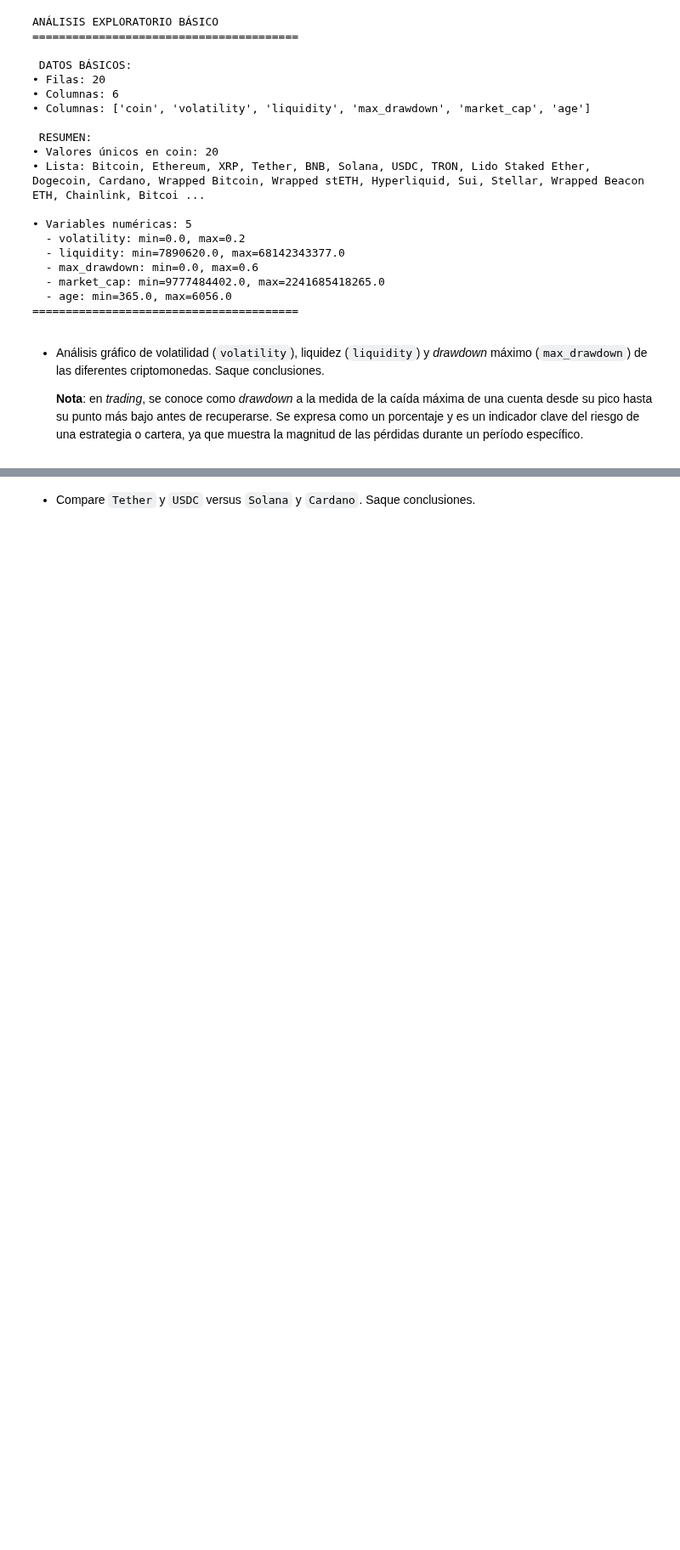
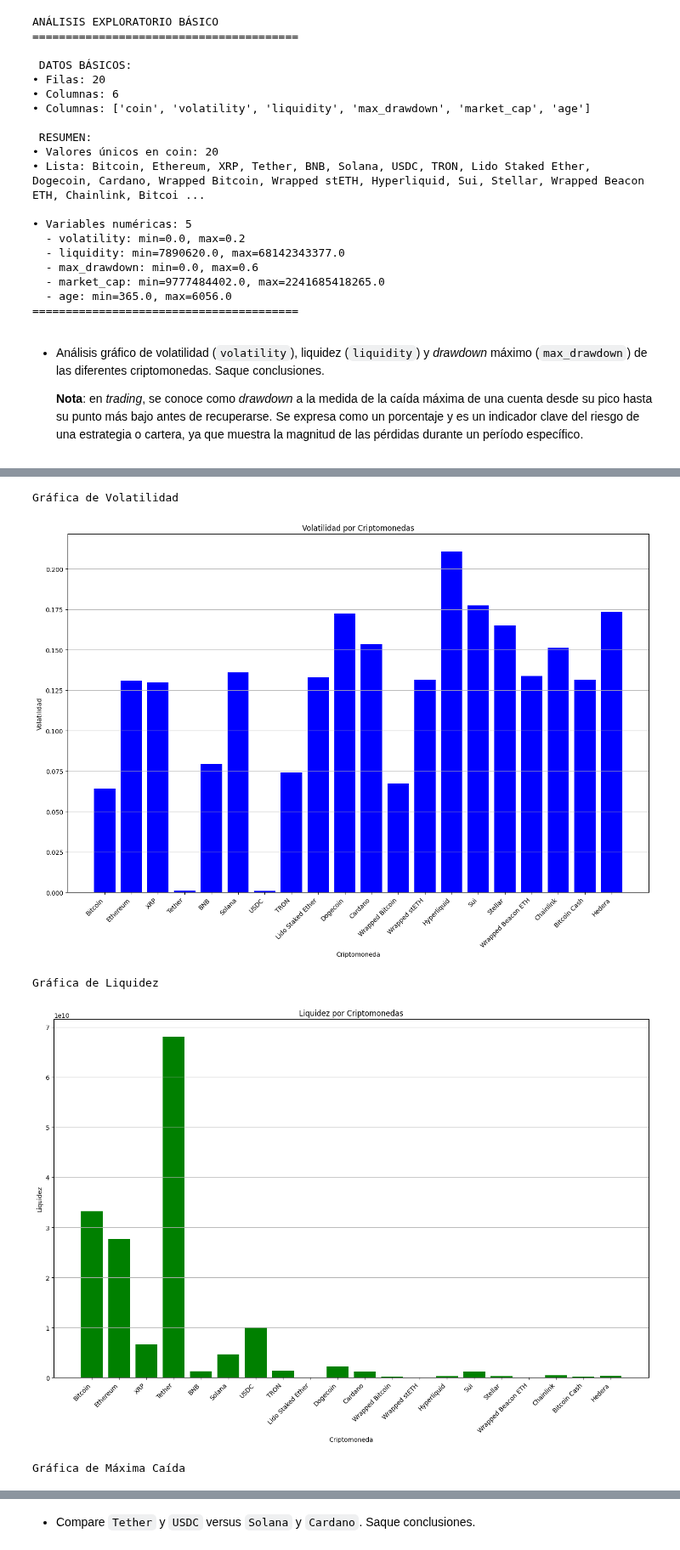
Before and after one commit to alexballera/laboratorio-datos-fce, a Jupyter notebook: 2do_parcial/parcial/[corregido]_Laboratorio_2P_Examen_ipynb.ipynb, the cells around one changed output, grey strips where cells are left out. Shown at 85% size. Cells and saved outputs as stored; diff of their text form; code cells hidden in the pictures; blank space fills up the shorter version.

```diff
--- a/2do_parcial/parcial/[corregido]_Laboratorio_2P_Examen_ipynb.ipynb
+++ b/2do_parcial/parcial/[corregido]_Laboratorio_2P_Examen_ipynb.ipynb
@@ -1108,0 +990,30 @@ ANÁLISIS DE LOS GRÁFICOS DE CRIPTOMONEDAS
+# %%
+# Gráficas
+
+atributos = ['volatility', 'liquidity', 'max_drawdown']
+colors = ['blue', 'green', 'red']
+# Diccionario de traducción inglés-español
+traduccion = {
+    "volatility": "volatilidad",
+    "liquidity": "liquidez",
+    "max_drawdown": "máxima caída"
+}
+
+for index, atributo in enumerate(atributos):
+    es = traduccion.get(atributo, atributo).title()
+    print(f'Gráfica de {es}')
+    fig, axs = plt.subplots(figsize=(14, 10))
+    axs.bar(df['coin'], df[atributo], color={colors[index]})
+    axs.set_title(f'{es} por Criptomonedas', fontsize=12)
+    axs.set_ylabel(es)
+    axs.set_xlabel('Criptomoneda')
+    axs.grid(axis='y')
+    plt.xticks(rotation=45, ha='right')
+    plt.tight_layout()
+    plt.show()
+# %% [output]
+Gráfica de Volatilidad
+[figure, added]
+Gráfica de Liquidez
+[figure, added]
+Gráfica de Máxima Caída
```
Also changed, not shown: parts of 10 cells of this notebook.
